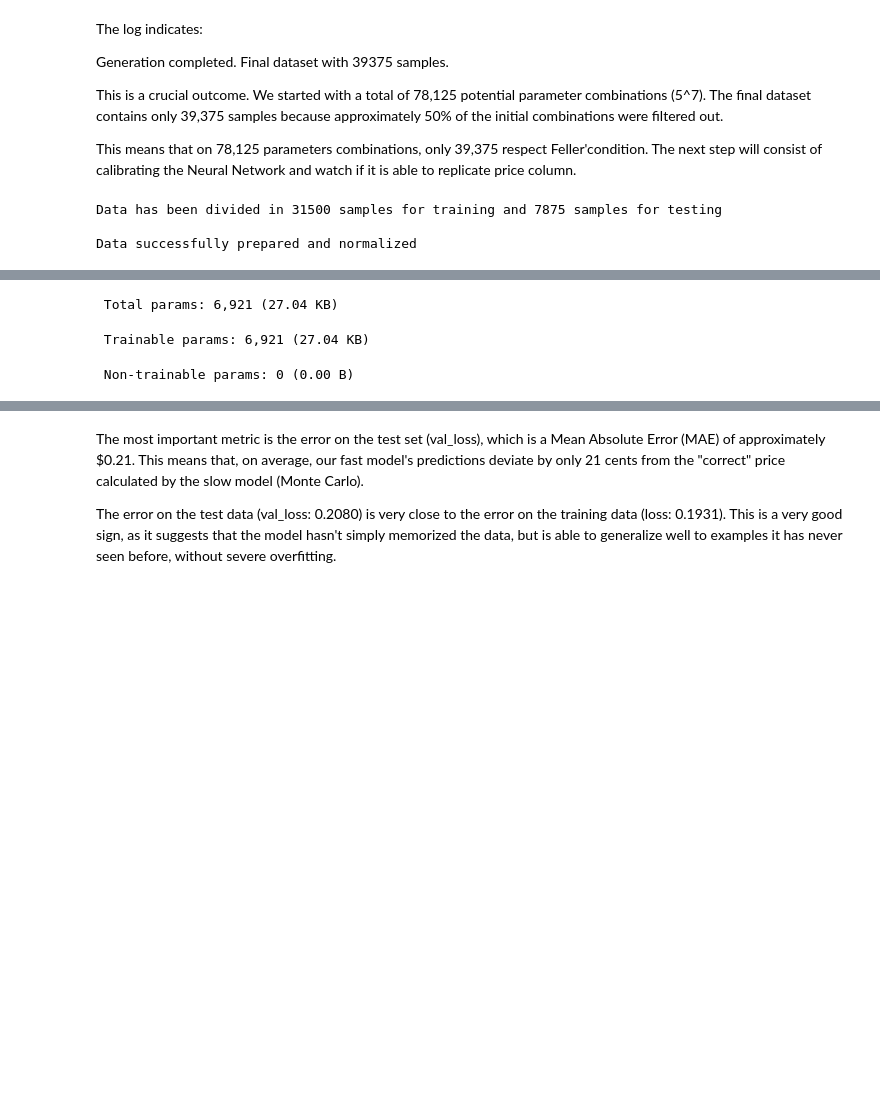
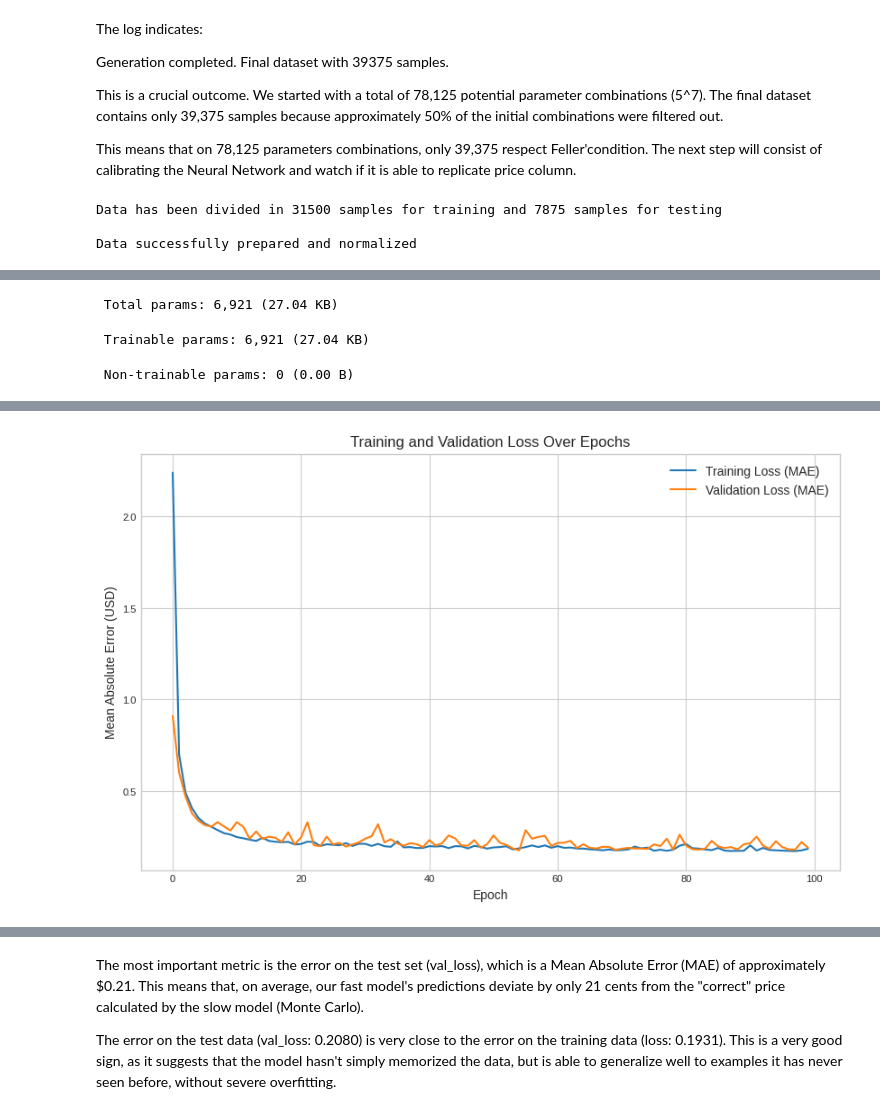
Before and after one commit to LolloS8/Paper-Replication-, a Jupyter notebook: Paper_Replication.ipynb, the cells around one changed output, grey strips where cells are left out. Cells and saved outputs as stored; diff of their text form; code cells hidden in the pictures; blank space fills up the shorter version.

```diff
--- a/Paper_Replication.ipynb
+++ b/Paper_Replication.ipynb
@@ -264,6 +264,105 @@ history = model.fit(
     verbose = 1 #progress visualization
 )
 print('\nModel training completed')
+
+####################
+####################
+####################
+
+import matplotlib.pyplot as plt
+
+
+
+# 1. Output visualization
+plt.figure(figsize = (10, 6))
+plt.plot(history.history['loss'], label = 'Training Loss (MAE)')
+plt.plot(history.history['val_loss'], label='Validation Loss (MAE)')
+plt.title('Training and Validation Loss Over Epochs')
+plt.xlabel('Epoch')
+plt.ylabel('Mean Absolute Error (USD)')
+plt.legend()
+plt.grid(True)
+plt.show()
+
+# 2. Visualization of the results
+base_params = {
+    'S0': 100.0, 'K': 100.0, 'T': 120/252, 'r': 0.01, 'q': 0.03,
+    'v0': 0.04, 'kappa': 2.0, 'theta': 0.09, 'sigma': 0.5, 'rho': -0.7
+}
+
+param_to_vary = 'S0'
+vary_range = np.linspace(90, 110, 50) # 50 value for S0 and K
+
+test_data = []
+for val in vary_range:
+    params = base_params.copy()
+    params[param_to_vary] = val
+    # Delete fixed params from the model
+    model_inputs = {k: v for k, v in params.items() if k in X.columns}
+    test_data.append(model_inputs)
+
+test_df = pd.DataFrame(test_data)
+
+
+test_df_scaled = scaler.transform(test_df)
+nn_predictions = model.predict(test_df_scaled).flatten()
+
+print("Price implementation with Monte Carlo...")
+mc_prices = [heston_american_put_mc_ls(M=50, N=10000, **params) for params in test_data]
+
+plt.figure(figsize=(10, 6))
+plt.plot(vary_range, mc_prices, label='Monte Carlo Price (True)', linestyle='--', marker='o')
+plt.plot(vary_range, nn_predictions, label='Neural Network Price (Predicted)', color='red')
+plt.title(f'Price Comparison by varying {param_to_vary}')
+plt.xlabel(param_to_vary)
+plt.ylabel('Option Price (USD)')
+plt.legend()
+plt.grid(True)
+plt.show()
+import time
+from sklearn.metrics import mean_absolute_error, mean_absolute_percentage_error
+
+# Step 4.2: Qualitative Analysis
+
+# 1. Base case scenario
+base_params = {
+    'S0': 100.0, 'K': 100.0, 'T': 120/252, 'r': 0.01, 'q': 0.03,
+    'v0': 0.04, 'kappa': 2.0, 'theta': 0.09, 'sigma': 0.5, 'rho': -0.7
+}
+
+# 2. Parameter to vary (e.g., S0)
+param_to_vary = 'S0'
+vary_range = np.linspace(90, 110, 50)
+
+# 3. Prepare data for both the NN and the MC pricer
+# This list will hold the FULL dictionaries for the Monte Carlo function
+full_params_list = []
+for val in vary_range:
+    params = base_params.copy()
+    params[param_to_vary] = val
+    full_params_list.append(params)
+
+# This DataFrame holds ONLY the inputs for the Neural Network
+nn_input_df = pd.DataFrame(full_params_list)[list(X.columns)]
+
+# 4. Scale data and get NN predictions
+nn_input_scaled = scaler.transform(nn_input_df)
+nn_predictions = model.predict(nn_input_scaled).flatten()
+
+# 5. Calculate "true" prices using the list with the complete dictionaries
+print("Calculating 'true' prices with Monte Carlo method for comparison...")
+mc_prices = [heston_american_put_mc_ls(M=50, N=10000, **params) for params in full_params_list]
+
+# 6. Plotting the comparison
+plt.figure(figsize=(10, 6))
+plt.plot(vary_range, mc_prices, label='Monte Carlo Price (True)', linestyle='--', marker='o')
+plt.plot(vary_range, nn_predictions, label='Neural Network Price (Predicted)', color='red')
+plt.title(f'Price Comparison by varying {param_to_vary}')
+plt.xlabel(param_to_vary)
+plt.ylabel('Option Price (USD)')
+plt.legend()
+plt.grid(True)
+plt.show()
 # %% [output]
 Data has been divided in 31500 samples for training and 7875 samples for testing
 
@@ -307,2 +406,3 @@ Epoch 100/100
 
 Model training completed
+[figure, added]
```
Also changed, not shown: parts of 2 cells of this notebook.
